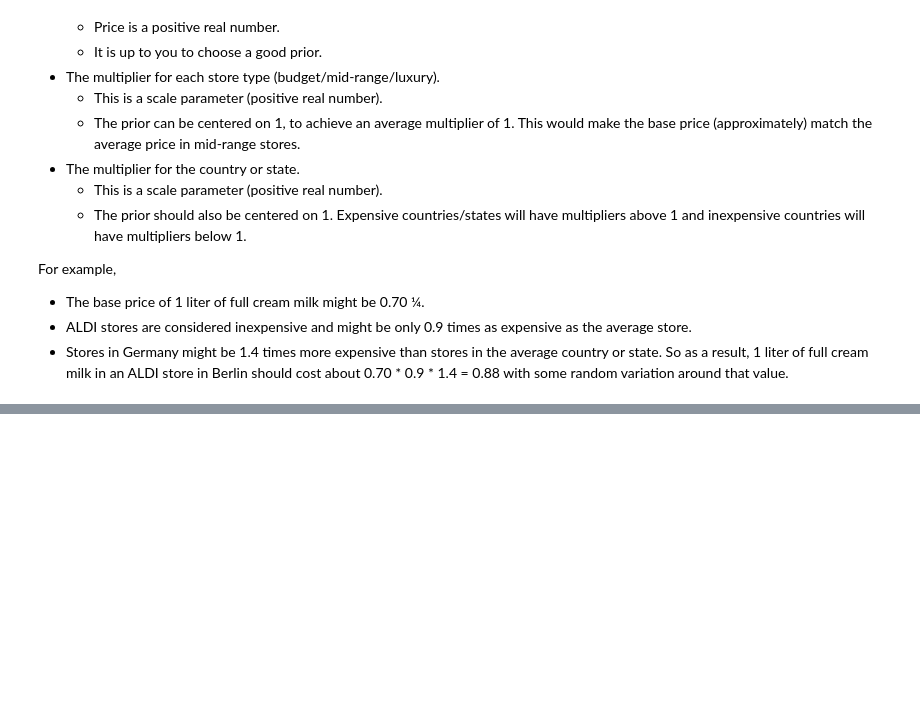
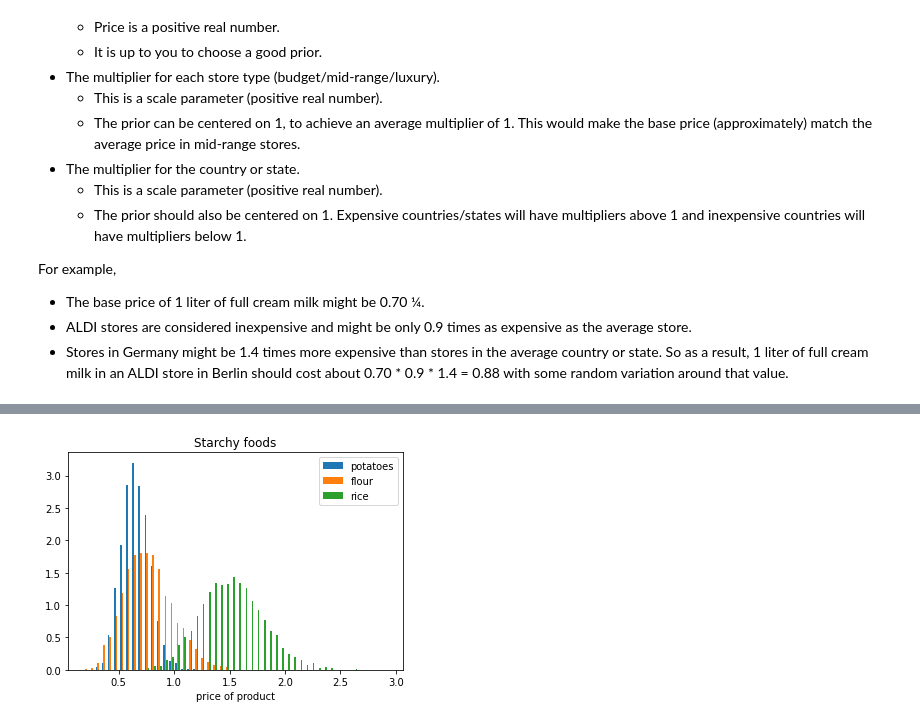
Before and after one commit to katjadellalibera/CS146, a Jupyter notebook: LBA/CS146-LBA.ipynb, the cells around one changed output, grey strips where cells are left out. Saved outputs shown, nothing was run; the diff lists cells and outputs as text; code cells hidden in the pictures; blank space fills up the shorter version.

```diff
--- a/LBA/CS146-LBA.ipynb
+++ b/LBA/CS146-LBA.ipynb
@@ -217,16 +237,19 @@ So as a result, 1 liter of full cream milk in an ALDI store in Berlin should cos
 # %%
 # define the data for the stan model
 stan_data = {
-        'n': len(reshaped_data[0]),
-        'prices': reshaped_data[0],
-        # 1 for cheap, 2 for mid-range, 3 for expensive
-        'n_brands' : 3,
-        'brand' : reshaped_data[1].astype(int),
-        # by alphabet [Germany:1, Guatemala:2, Morocco: 3, South Korea: 4, UK:5, USA:6, Vietnam:7]
-        'n_countries' : 7,
-        'country' : reshaped_data[2].astype(int),
-        # product category 1(apple) through 10(chicken)
-        'product' : reshaped_data[3].astype(int)
+    'n': len(reshaped_data[0]),
+    'prices': reshaped_data[0],
+    # 1 for cheap, 2 for mid-range, 3 for expensive
+    'n_brands' : 3,
+    'brand' : reshaped_data[1].astype(int),
+    # by alphabet [Germany:1, Guatemala:2, Morocco: 3, South Korea: 4, UK:5, USA:6, Vietnam:7]
+    'n_countries' : 7,
+    'country' : reshaped_data[2].astype(int),
+    # product category 1(apple) through 10(chicken)
+    'n_products' : 10,
+    'product' : reshaped_data[3].astype(int),
+    # rent price
+    'rent' : reshaped_data[4]
 }
 # %%
 # define stan code
@@ -294,0 +364,8 @@ convergence, Rhat=1).
+# %%
+plt.hist([x for x in price_array[3:6]],bins=50,density=True)
+plt.xlabel("price of product")
+plt.title('Starchy foods')
+plt.legend(products[3:6])
+plt.show()
+# %% [output]
+[figure, added]
```
Also changed, not shown: parts of 14 cells of this notebook, 1 other file.
